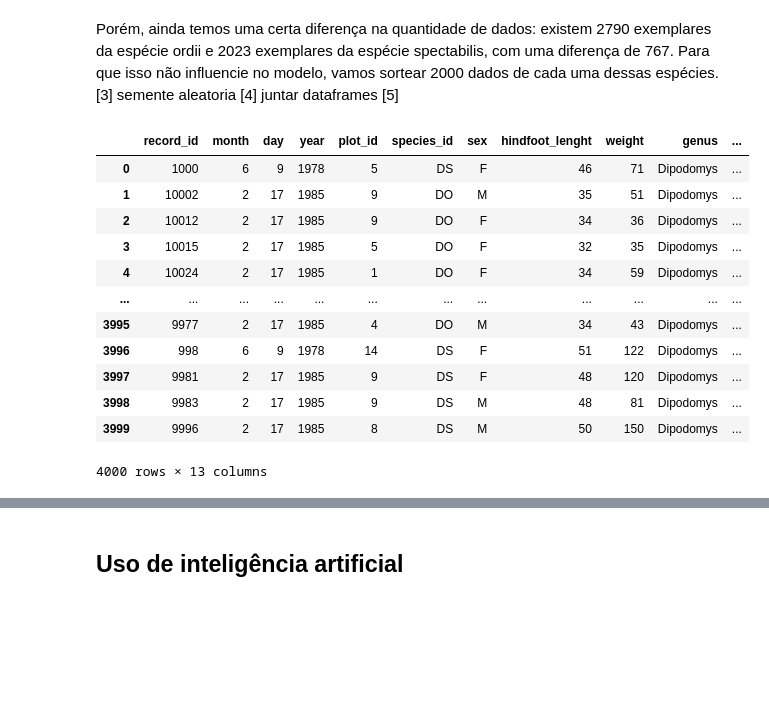
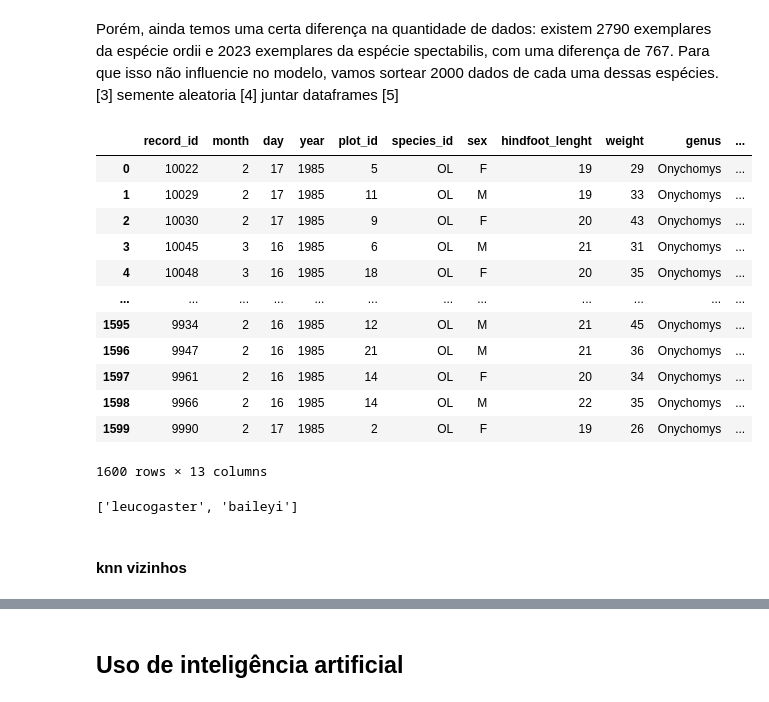
Before and after one commit to helocano/cubo-gelatinoso, a Jupyter notebook: CuboGelatinoso_HeloisaCano.ipynb, the cells around one changed output, grey strips where cells are left out. Drawn from its saved outputs; the diff is of its cells as text; code cells hidden in the pictures; blank space fills up the shorter version.

```diff
--- a/CuboGelatinoso_HeloisaCano.ipynb
+++ b/CuboGelatinoso_HeloisaCano.ipynb
@@ -115,5 +142,18 @@ Agora que lemos o arquivo, podemos perceber que as colunas estão com números c
 # %%
-df = df.rename(columns={0: 'record_id', 1: 'month', 2: 'day', 3: 'year', 4: 'plot_id', 5: 'species_id', 6: 'sex',
-                   7: 'hindfoot_lenght', 8: 'weight', 9: 'genus', 10: 'species', 11: 'taxa', 12: 'plot_type'
+# renomeia as colunas do data frame com base no index
+df = df.rename(columns={0: 'record_id',
+                        1: 'month',
+                        2: 'day',
+                        3: 'year',
+                        4: 'plot_id',
+                        5: 'species_id',
+                        6: 'sex',
+                        7: 'hindfoot_lenght',
+                        8: 'weight',
+                        9: 'genus',
+                        10: 'species',
+                        11: 'taxa',
+                        12: 'plot_type'
                   })
-df
+# remove a primeira linha pelo index
+df = df.drop( index = 0 )
@@ -155,6 +202,7 @@ Como nós vamos trabalhar apenas com roedores, vamos filtrar o data frame para q
 # %%
-logica = df['taxa'] == "Rodent"
-df = df.loc[logica]
+# filtra para que só apareçam as linhas sobre roedores
+filtro = df['taxa'] == "Rodent"
+df = df.loc[filtro]
 df
 # %% [output]
 |  | record_id | month | day | year | plot_id | species_id | sex | hindfoot_lenght | weight | genus | ... |
@@ -211,6 +285,6 @@ Utilizamos o método `isin()` [2] para filtrar apenas as espécies que estejam d
 # %%
-logica = df['species'].isin( especies_desejadas )
-df = df.loc[logica]
+filtro = df['species'].isin( especies_desejadas )
+df = df.loc[filtro]
 df
 # %% [output]
 |  | record_id | month | day | year | plot_id | species_id | sex | hindfoot_lenght | weight | genus | ... |
@@ -251,7 +437,10 @@ Name: count, dtype: int64
 # %% [markdown]
 Como ainda são muitas espécies e precisamos de apenas duas para fazer uma previsão de classificação binária, vamos escolher duas espécies. As espécies escolhidas foram a espécie `ordii`, com 2790 exemplares, e a espécie `spectabilis`, com 2023 exemplares. Vamos filtrar o data frame mais uma vez.
 # %%
-df = df.loc[ df['species'].isin( ['ordii', 'spectabilis'] ) ]
+especie_01 = "leucogaster"
+especie_02 = "baileyi"
+
+df = df.loc[ df['species'].isin( [especie_01, especie_02] ) ]
 df
 # %% [output]
 |  | record_id | month | day | year | plot_id | species_id | sex | hindfoot_lenght | weight | genus | ... |
@@ -272,25 +461,27 @@ df
 # %% [markdown]
 Porém, ainda temos uma certa diferença na quantidade de dados: existem 2790 exemplares da espécie ordii e 2023 exemplares da espécie spectabilis, com uma diferença de 767. Para que isso não influencie no modelo, vamos sortear 2000 dados de cada uma dessas espécies. [3] semente aleatoria [4] juntar dataframes [5]
 # %%
-df_ordii = df.loc[ df["species"] == "ordii" ]
-df_spectabilis = df.loc[ df["species"] == 'spectabilis' ]
+df_ordii = df.loc[ df["species"] == especie_01 ]
+df_spectabilis = df.loc[ df["species"] == especie_02 ]
 
-ordii_aleatorios = df_ordii.sample(2000, random_state = semente_aleatoria)
-spectabilis_aleatorios = df_spectabilis.sample(2000, random_state = semente_aleatoria)
+tamanho_sample = 800
+
+ordii_aleatorios = df_ordii.sample(tamanho_sample, random_state = semente_aleatoria)
+spectabilis_aleatorios = df_spectabilis.sample(tamanho_sample, random_state = semente_aleatoria)
 
 df = pd.merge(ordii_aleatorios, spectabilis_aleatorios, how = 'outer')
 df
 # %% [output]
 |  | record_id | month | day | year | plot_id | species_id | sex | hindfoot_lenght | weight | genus | ... |
-| 0 | 1000 | 6 | 9 | 1978 | 5 | DS | F | 46 | 71 | Dipodomys | ... |
-| 1 | 10002 | 2 | 17 | 1985 | 9 | DO | M | 35 | 51 | Dipodomys | ... |
-| 2 | 10012 | 2 | 17 | 1985 | 9 | DO | F | 34 | 36 | Dipodomys | ... |
-| 3 | 10015 | 2 | 17 | 1985 | 5 | DO | F | 32 | 35 | Dipodomys | ... |
-| 4 | 10024 | 2 | 17 | 1985 | 1 | DO | F | 34 | 59 | Dipodomys | ... |
+| 0 | 10022 | 2 | 17 | 1985 | 5 | OL | F | 19 | 29 | Onychomys | ... |
+| 1 | 10029 | 2 | 17 | 1985 | 11 | OL | M | 19 | 33 | Onychomys | ... |
+| 2 | 10030 | 2 | 17 | 1985 | 9 | OL | F | 20 | 43 | Onychomys | ... |
+| 3 | 10045 | 3 | 16 | 1985 | 6 | OL | M | 21 | 31 | Onychomys | ... |
+| 4 | 10048 | 3 | 16 | 1985 | 18 | OL | F | 20 | 35 | Onychomys | ... |
 | ... | ... | ... | ... | ... | ... | ... | ... | ... | ... | ... | ... |
-| 3995 | 9977 | 2 | 17 | 1985 | 4 | DO | M | 34 | 43 | Dipodomys | ... |
-| 3996 | 998 | 6 | 9 | 1978 | 14 | DS | F | 51 | 122 | Dipodomys | ... |
-| 3997 | 9981 | 2 | 17 | 1985 | 9 | DS | F | 48 | 120 | Dipodomys | ... |
-| 3998 | 9983 | 2 | 17 | 1985 | 9 | DS | M | 48 | 81 | Dipodomys | ... |
-| 3999 | 9996 | 2 | 17 | 1985 | 8 | DS | M | 50 | 150 | Dipodomys | ... |
+| 1595 | 9934 | 2 | 16 | 1985 | 12 | OL | M | 21 | 45 | Onychomys | ... |
+| 1596 | 9947 | 2 | 16 | 1985 | 21 | OL | M | 21 | 36 | Onychomys | ... |
+| 1597 | 9961 | 2 | 16 | 1985 | 14 | OL | F | 20 | 34 | Onychomys | ... |
+| 1598 | 9966 | 2 | 16 | 1985 | 14 | OL | M | 22 | 35 | Onychomys | ... |
+| 1599 | 9990 | 2 | 17 | 1985 | 2 | OL | F | 19 | 26 | Onychomys | ... |
-4000 rows × 13 columns
+1600 rows × 13 columns
@@ -296,0 +510,7 @@ df
+# %%
+ordem_labels = df["species"].unique().tolist()
+ordem_labels
+# %% [output]
+['leucogaster', 'baileyi']
+# %% [markdown]
+#### knn vizinhos
```
Also changed, not shown: parts of 44 cells of this notebook.
